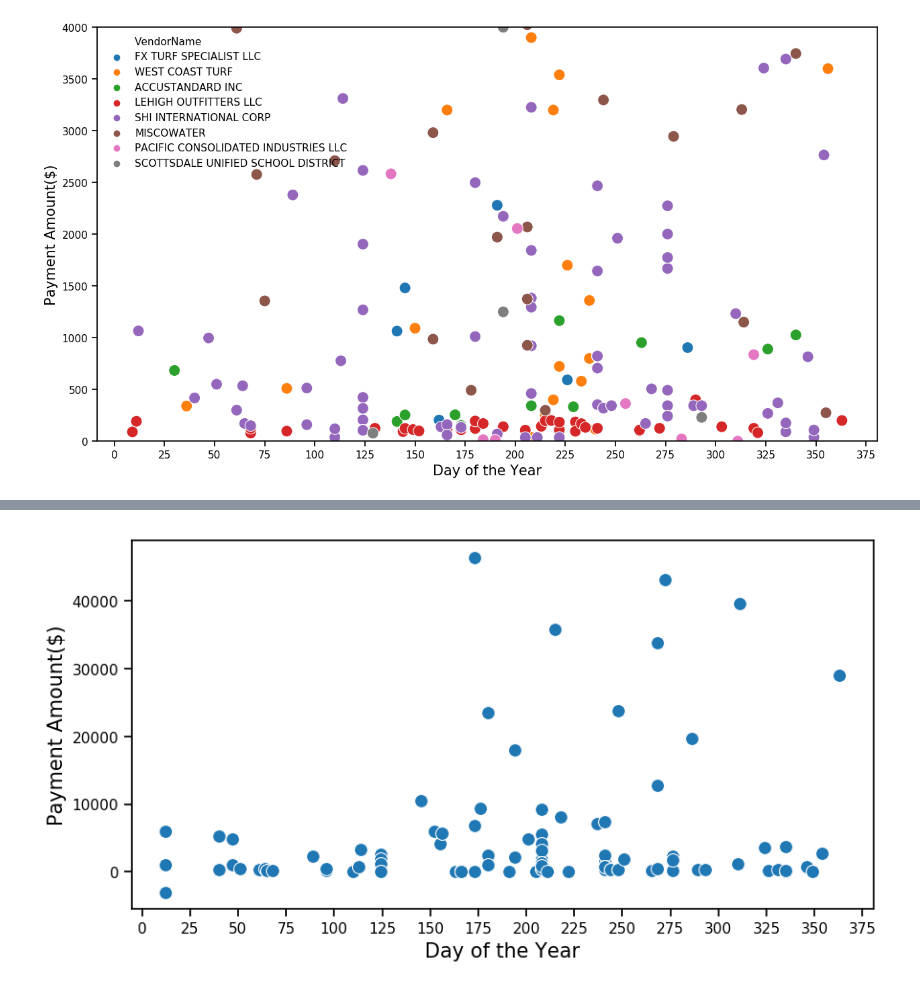
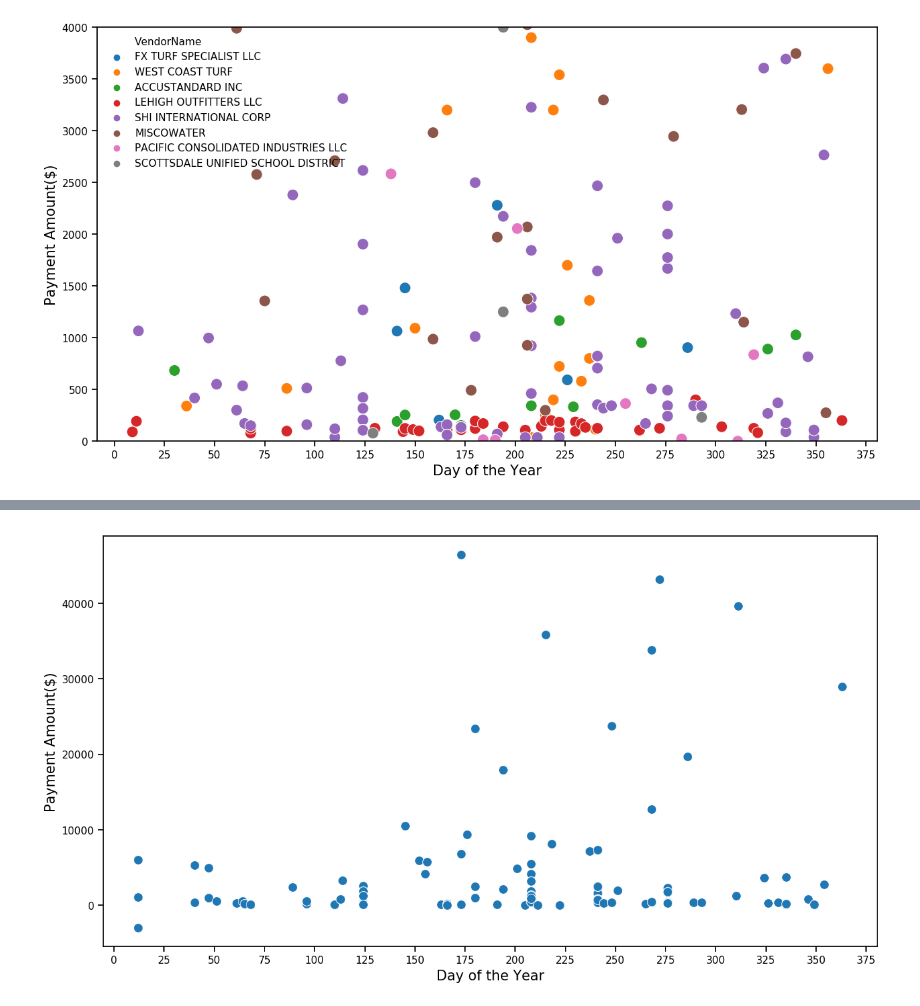
Before and after one commit to mrkjhsn/Vendor-Payments-City-of-Scottsdale, a Jupyter notebook: vendor_payment_clustering_analysis.ipynb, the cells around one changed output, grey strips where cells are left out. Saved outputs shown, nothing was run; the diff lists cells and outputs as text; code cells hidden in the pictures.

```diff
--- a/vendor_payment_clustering_analysis.ipynb
+++ b/vendor_payment_clustering_analysis.ipynb
@@ -249,11 +261,12 @@ ax.xaxis.set_major_locator(matplotlib.ticker.MultipleLocator(25))
 # %%
-fig = plt.figure(figsize=(10, 5))
+fig = plt.figure(figsize=(15, 8))
 ax = sns.scatterplot(x=top_distributed_vendors_data.loc['SHI INTERNATIONAL CORP','Day_of_Year'],
                     y=top_distributed_vendors_data.loc['SHI INTERNATIONAL CORP','PaymentAmount'],
                     s=100)
 
 plt.xlabel("Day of the Year", fontsize=15)
 plt.ylabel("Payment Amount($)", fontsize=15)
 ax.xaxis.set_major_locator(matplotlib.ticker.MultipleLocator(25))
+# plt.savefig("visualizations/dispersed vendor - SHI INTERNATIONAL CORP.png")
 # %% [output]
-[figure, old version]
+[figure, new version]
```
Also changed, not shown: parts of 8 cells of this notebook.
